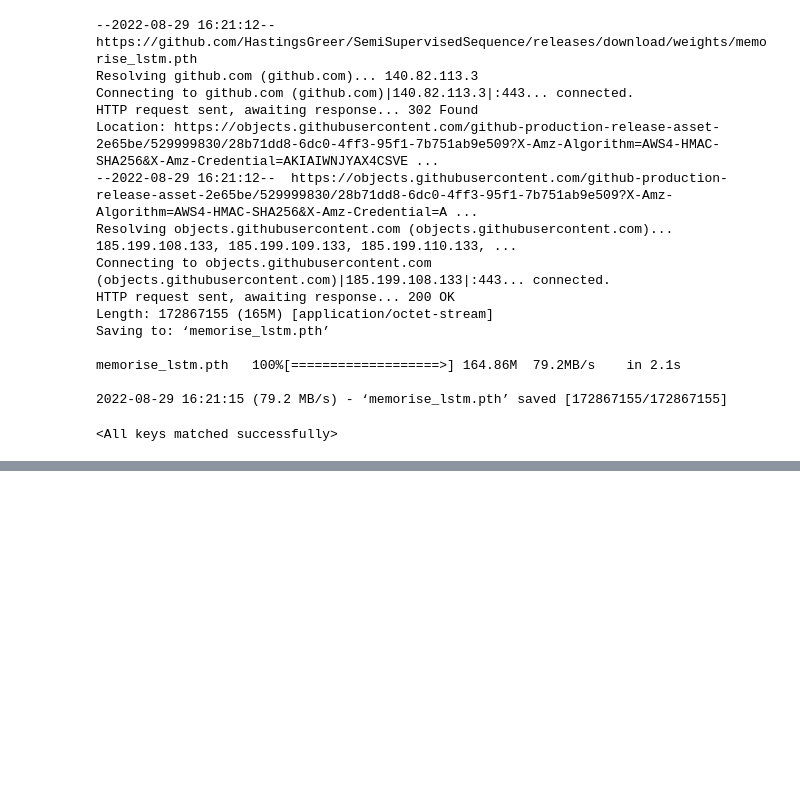
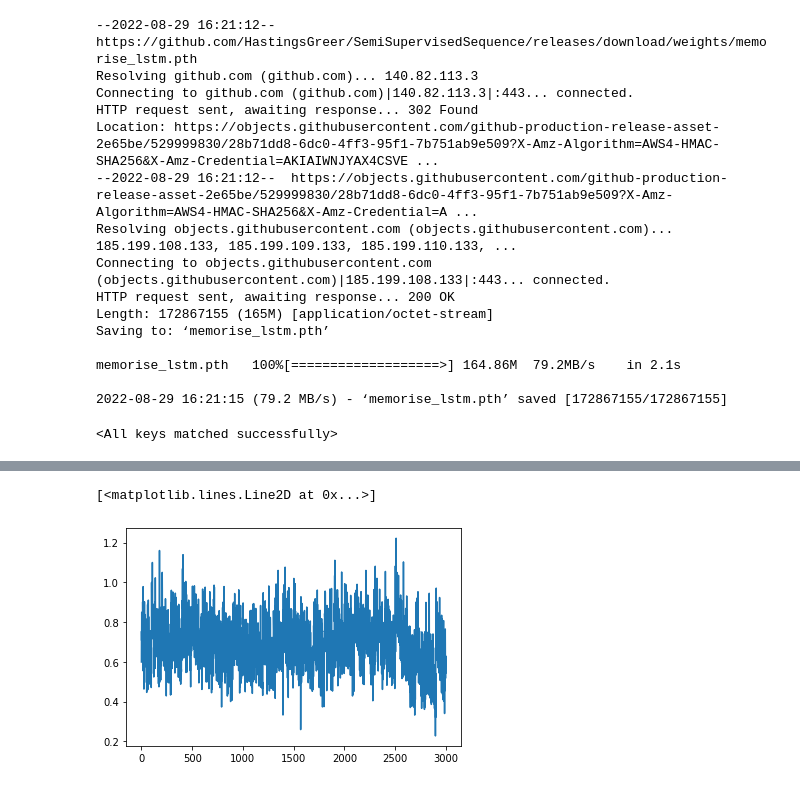
Before and after one commit to HastingsGreer/SemiSupervisedSequence, a Jupyter notebook: Downstream_evaluate.ipynb, the cells around one changed output, grey strips where cells are left out. Saved outputs shown, nothing was run; the diff lists cells and outputs as text; code cells hidden in the pictures; blank space fills up the shorter version.

```diff
--- a/Downstream_evaluate.ipynb
+++ b/Downstream_evaluate.ipynb
@@ -149,3 +161,8 @@ tokenizer.decode(input_[46])
+# %%
+plt.plot(curve[8000:])
+# %% [output]
+[<matplotlib.lines.Line2D at 0x...>]
+[figure, added]
 # %%
 tokenizer.decode(torch.argmax(outputs[46], axis=0))
 # %%
```
Also changed, not shown: parts of 4 cells of this notebook.
